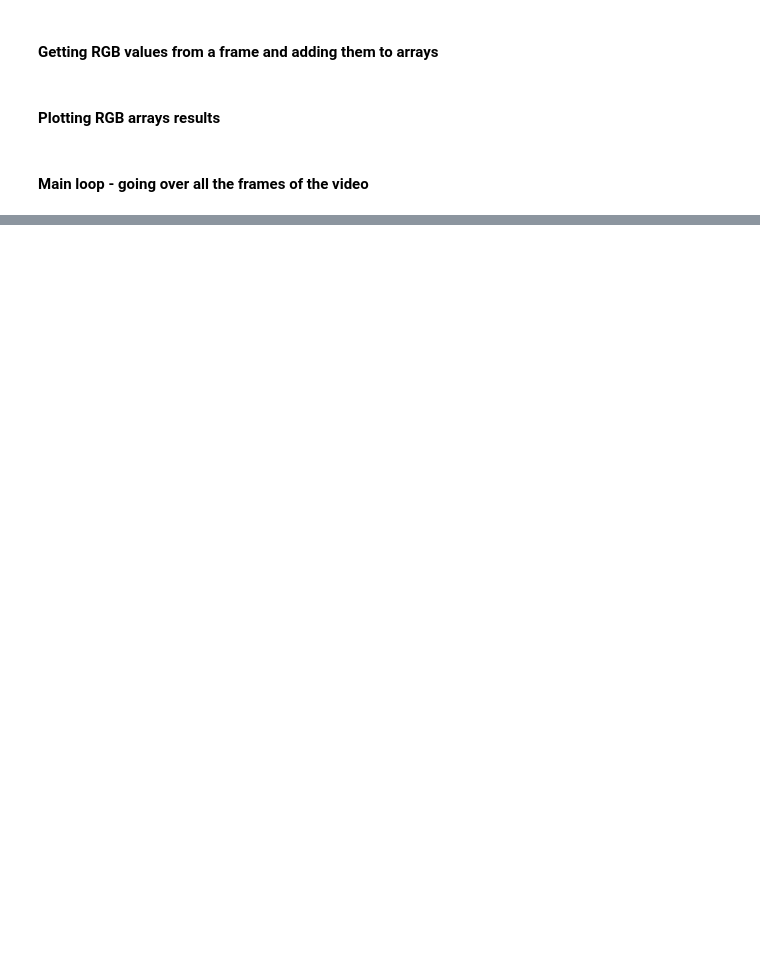
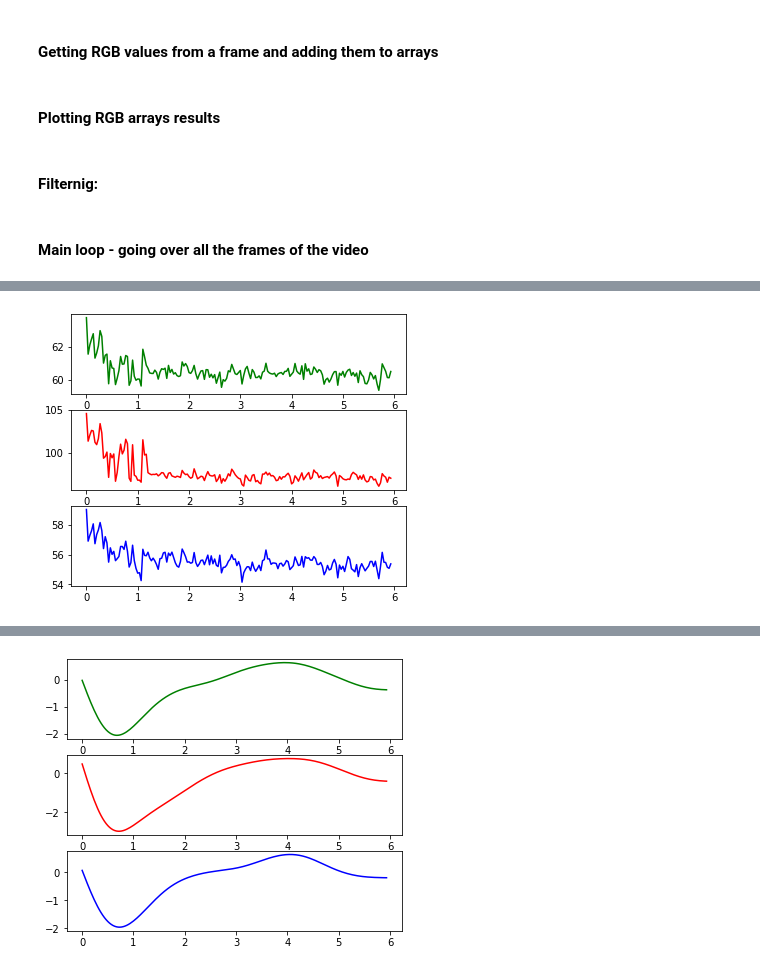
Before and after one commit to eyalgolan/KOIOS, a Jupyter notebook: basicEngine.ipynb, the cells around one changed output, grey strips where cells are left out. Saved outputs shown, nothing was run; the diff lists cells and outputs as text; code cells hidden in the pictures; blank space fills up the shorter version.

Commit message:
added filtering method

```diff
--- a/basicEngine.ipynb
+++ b/basicEngine.ipynb
@@ -120,9 +121,21 @@ def plot_result(greens, reds, blues, x_value, title=""):
     plt.plot(x, b, color="blue")
     plt.show()
     logging.info("Showing result")
+# %% [markdown]
+#### Filternig:
+# %%
+def filter_channel(channel,fs):
+    bh, ah = sig.butter(4, 0.75 / (fs / 2), 'highpass')
+    bl, al = sig.butter(4, 4 / (fs / 2), 'lowpass')
+    channel = sig.filtfilt(bh, ah, channel)
+    channel = np.absolute(channel)
+    channel_after_filter = sig.filtfilt(bl, al, channel)
+    return channel_after_filter
 # %% [markdown]
 #### Main loop - going over all the frames of the video
 # %%
+
+
 logging.info("Working on video " + video_location)
 vidcap = cv2.VideoCapture(video_location)
 success, image = vidcap.read()
@@ -145,4 +158,12 @@ while success:
     if is_good_frame:
         frame_number += 1
 plot_result(greens, reds, blues, x_value, "All 3 channels") # original signals
+
+
+green_butterd = filter_channel(greens,fps)
+red_butterd = filter_channel(reds,fps)
+blue_butterd = filter_channel(blues,fps)
+
+
+plot_result(green_butterd, red_butterd, blue_butterd, x_value, "After Filter") # original signals
 # %% [output]
@@ -165,0 +187 @@ plot_result(greens, reds, blues, x_value, "All 3 channels") # original signals
+[figure, added]
@@ -166,0 +190 @@ AttributeError: 'int' object has no attribute 'reshape'
+[figure, added]
```
Also changed, not shown: parts of 4 cells of this notebook.
